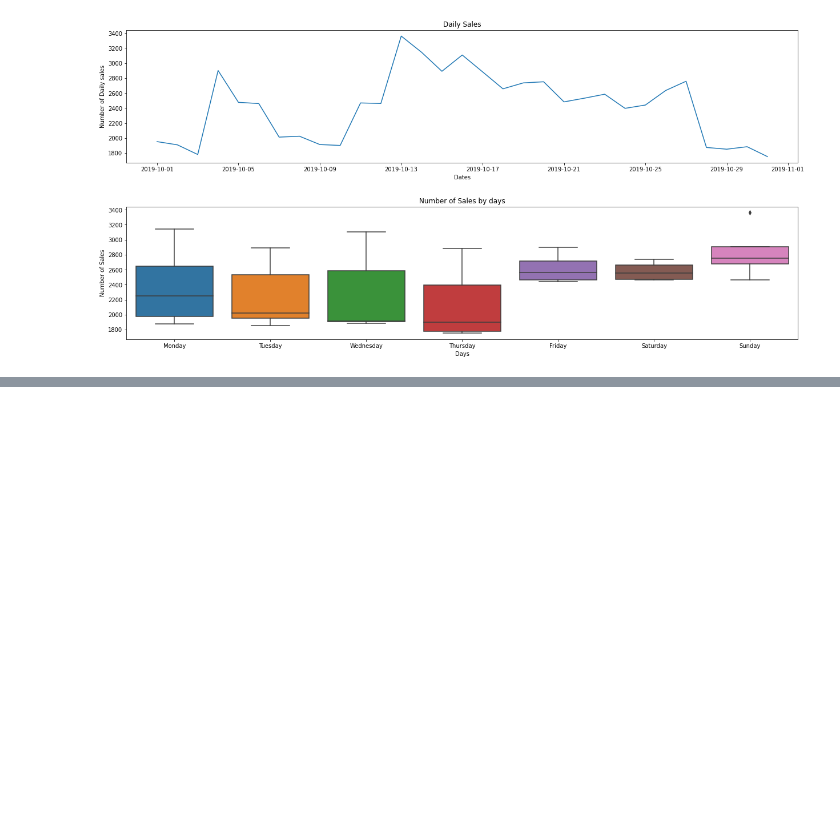
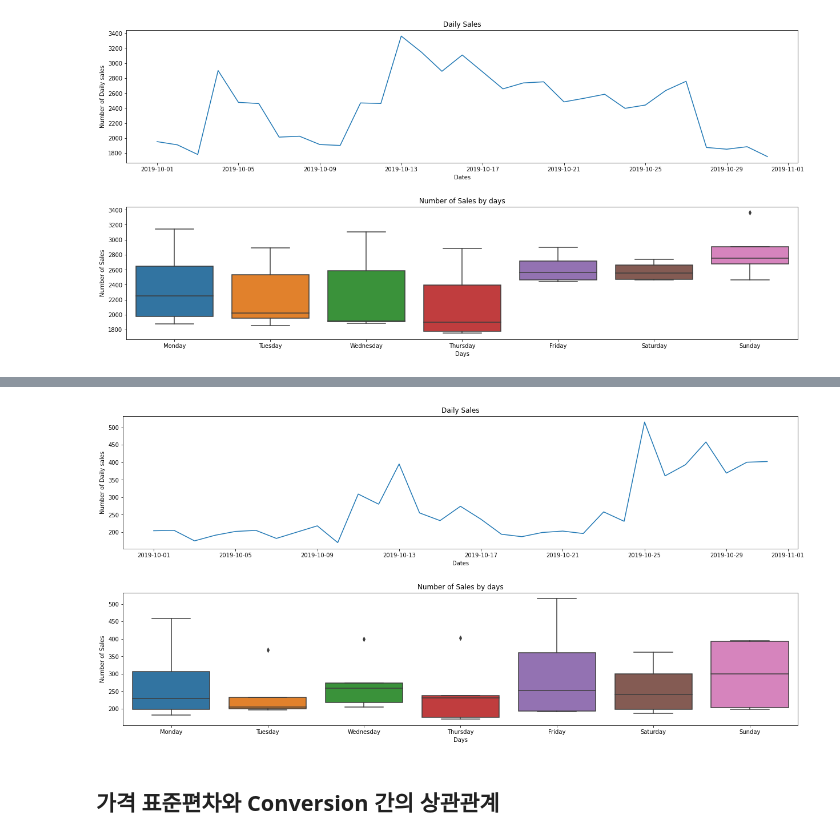
Before and after one commit to jiyoungemma/User-Log-data-analytics, a Jupyter notebook: e_commerce_analytics.ipynb, the cells around one changed output, grey strips where cells are left out. Saved outputs shown, nothing was run; the diff lists cells and outputs as text; code cells hidden in the pictures; blank space fills up the shorter version.

```diff
--- a/e_commerce_analytics.ipynb
+++ b/e_commerce_analytics.ipynb
@@ -1090,0 +1079,6 @@ sales_visualization(appli_total_summary_table)
+# %%
+sales_visualization(furniture_total_summary_table)
+# %% [output]
+[figure, added]
+# %% [markdown]
+## 가격 표준편차와 Conversion 간의 상관관계
```
Also changed, not shown: parts of 29 cells of this notebook.
